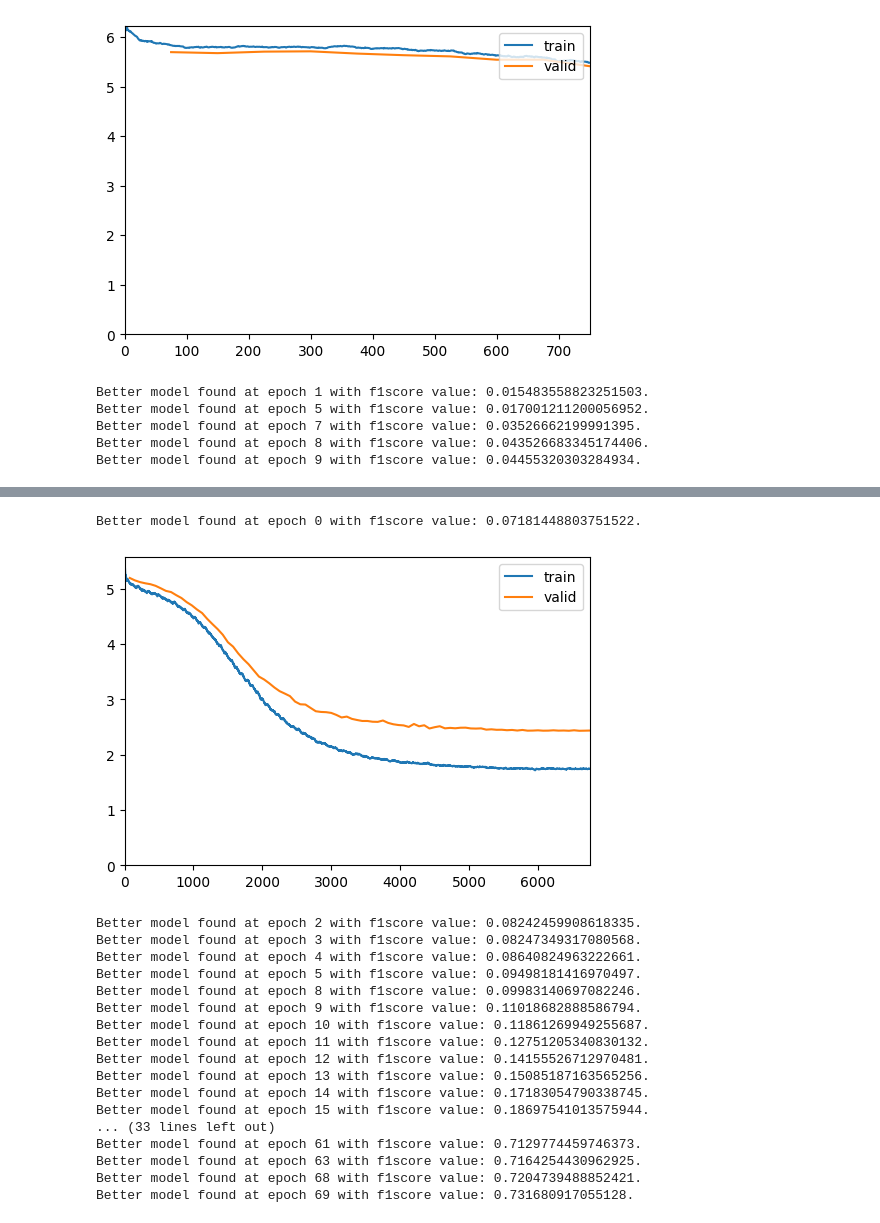
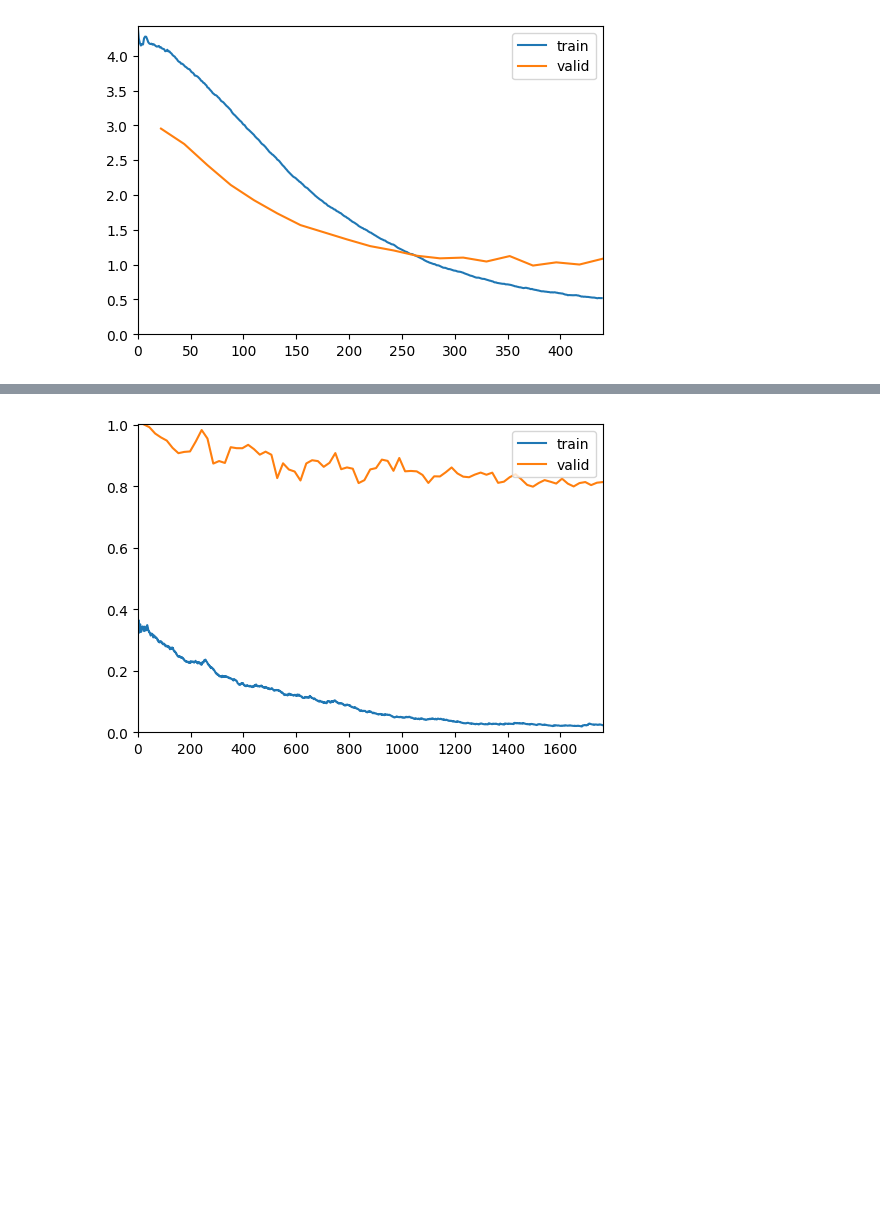
Before and after one commit to Kenny3Shen/InverseVC, a Jupyter notebook: lfw-over-20-trp_all.ipynb, the cells around one changed output, grey strips where cells are left out. Saved outputs shown, nothing was run; the diff lists cells and outputs as text; code cells hidden in the pictures; blank space fills up the shorter version.

```diff
--- a/lfw-over-20-trp_all.ipynb
+++ b/lfw-over-20-trp_all.ipynb
@@ -243,7 +231,7 @@ classes
 # batch_size must be a multiple of m
 # length_before_new_iter >= batch_size must be true
 # m * (number of unique labels) >= batch_size must be true
-if SAMPLER:
+if with_embed:
     sampler = samplers.MPerClassSampler(
         loaders.vocab, m=m, batch_size=bs, length_before_new_iter=loaders.train.n
     )
@@ -329,8 +316,15 @@ loaders.valid.show_batch(max_n=6, nrows=2)
 # %%
 distance = distances.CosineSimilarity()
 reducer = reducers.ThresholdReducer(low=0.1, high=0.9)
-loss_func = losses.TripletMarginLoss(margin=0.2, distance=distance, reducer=reducer)
-mining_func = miners.TripletMarginMiner(margin=0.2, distance=distance, type_of_triplets="semihard")
+#regularizer = regularizers.RegularFaceRegularizer()
+loss_func = losses.TripletMarginLoss(margin=0.2,
+                                     distance=distance,
+                                     reducer=reducer,
+                                     #embedding_regularizer=regularizer
+                                     )
+mining_func = miners.TripletMarginMiner(margin=0.2,
+                                        distance=distance,
+                                        type_of_triplets="semihard")
 #mining_func = miners.BatchHardMiner(distance=distance)
 classification_loss = torch.nn.CrossEntropyLoss()
 
@@ -354,23 +348,23 @@ class MinedLoss(nn.Module):
         ap_dists = self.loss_func.ap_dists
         #print(f"AP Dist {self.add_ap_dists}: ", torch.mean(ap_dists))
         if self.add_ap_dists == 'mean':
-            return embedding_loss + torch.mean(ap_dists)
+            return embedding_loss + alpha * torch.mean(ap_dists)
         elif self.add_ap_dists == 'max':
-            return embedding_loss + torch.max(ap_dists)
+            return embedding_loss + alpha * torch.max(ap_dists)
         elif self.add_ap_dists == 'min':
-            return embedding_loss + torch.min(ap_dists)
+            return embedding_loss + alpha * torch.min(ap_dists)
         else:
             return embedding_loss
 
 class CombinedLoss(nn.Module):
-    def __init__(self, embed_loss_func, class_loss_func, without_embed=False, without_local=False):
+    def __init__(self, embed_loss_func, class_loss_func, with_embed, with_local):
         super().__init__()
         self.hor_emb_loss = embed_loss_func
         self.ver_emb_loss = embed_loss_func
         self.glob_emb_loss = embed_loss_func
         self.class_loss_func = class_loss_func
-        self.without_embed = without_embed
-        self.without_local = without_local
+        self.with_embed = with_embed
+        self.with_local = with_local
     def forward(self, preds, target):
         #embeddings, classifications = preds
         horizontal_embeddings, vertical_embeddings, global_embeddings, classifications = preds
@@ -380,15 +374,15 @@ class CombinedLoss(nn.Module):
         global_loss = self.glob_emb_loss(global_embeddings, target)
 
         class_loss = self.class_loss_func(classifications, target)
-        if self.without_embed:
-            return class_loss
-        elif self.without_local:
+        if self.with_local:
+            return horizontal_loss + vertical_loss + global_loss + class_loss
+        elif self.with_embed:
             return global_loss + class_loss
         else:
-            return horizontal_loss + vertical_loss + global_loss + class_loss
+            return class_loss
 
-embedding_loss = MinedLoss(mining_func, loss_func, add_ap_dists=ADD_AP_DISTS)
-combined_loss = CombinedLoss(embedding_loss, classification_loss, without_embed=WITHOUT_EMBED, without_local=WITHOUT_LOCAL)
+embedding_loss = MinedLoss(mining_func, loss_func, add_ap_dists=add_ap_dist)
+combined_loss = CombinedLoss(embedding_loss, classification_loss, with_embed=with_embed,with_local=with_local)
 # %%
 from sklearn.metrics import precision_score, recall_score, f1_score
 def accuracy(inp, targ, axis=-1):
@@ -415,9 +409,9 @@ learn=Learner(loaders,
               model,
               loss_func=combined_loss,
               splitter=siamese_splitter,
-              cbs=[ShowGraphCallback, SaveModelCallback (monitor='f1score')],
-              metrics=[accuracy,precision,recall,f1score])
+              cbs=[ShowGraphCallback],
+              metrics=[accuracy,precision,recall,f1score]).to_fp16()
 # %%
-learn.fine_tune(90,freeze_epochs=10)
+learn.fine_tune(unfreeze_epochs,freeze_epochs=freeze_epochs)
 # %% [output]
 | epoch | train_loss | valid_loss | accuracy | precision | recall | f1score | time |
@@ -435,7 +434,2 @@ Better model found at epoch 0 with f1score value: 0.015468933527889092.
-[figure, old version]
+[figure, new version]
-Better model found at epoch 1 with f1score value: 0.015483558823251503.
-Better model found at epoch 5 with f1score value: 0.017001211200056952.
-Better model found at epoch 7 with f1score value: 0.03526662199991395.
-Better model found at epoch 8 with f1score value: 0.043526683345174406.
-Better model found at epoch 9 with f1score value: 0.04455320303284934.
 | epoch | train_loss | valid_loss | accuracy | precision | recall | f1score | time |
@@ -458,19 +452 @@ Better model found at epoch 9 with f1score value: 0.04455320303284934.
-Better model found at epoch 0 with f1score value: 0.07181448803751522.
-[figure, old version]
+[figure, new version]
-Better model found at epoch 2 with f1score value: 0.08242459908618335.
-Better model found at epoch 3 with f1score value: 0.08247349317080568.
-Better model found at epoch 4 with f1score value: 0.08640824963222661.
-Better model found at epoch 5 with f1score value: 0.09498181416970497.
-Better model found at epoch 8 with f1score value: 0.09983140697082246.
-Better model found at epoch 9 with f1score value: 0.11018682888586794.
-Better model found at epoch 10 with f1score value: 0.11861269949255687.
-Better model found at epoch 11 with f1score value: 0.12751205340830132.
-Better model found at epoch 12 with f1score value: 0.14155526712970481.
-Better model found at epoch 13 with f1score value: 0.15085187163565256.
-Better model found at epoch 14 with f1score value: 0.17183054790338745.
-Better model found at epoch 15 with f1score value: 0.18697541013575944.
-... (33 lines left out)
-Better model found at epoch 61 with f1score value: 0.7129774459746373.
-Better model found at epoch 63 with f1score value: 0.7164254430962925.
-Better model found at epoch 68 with f1score value: 0.7204739488852421.
-Better model found at epoch 69 with f1score value: 0.731680917055128.
```
Also changed, not shown: parts of 14 cells of this notebook.
